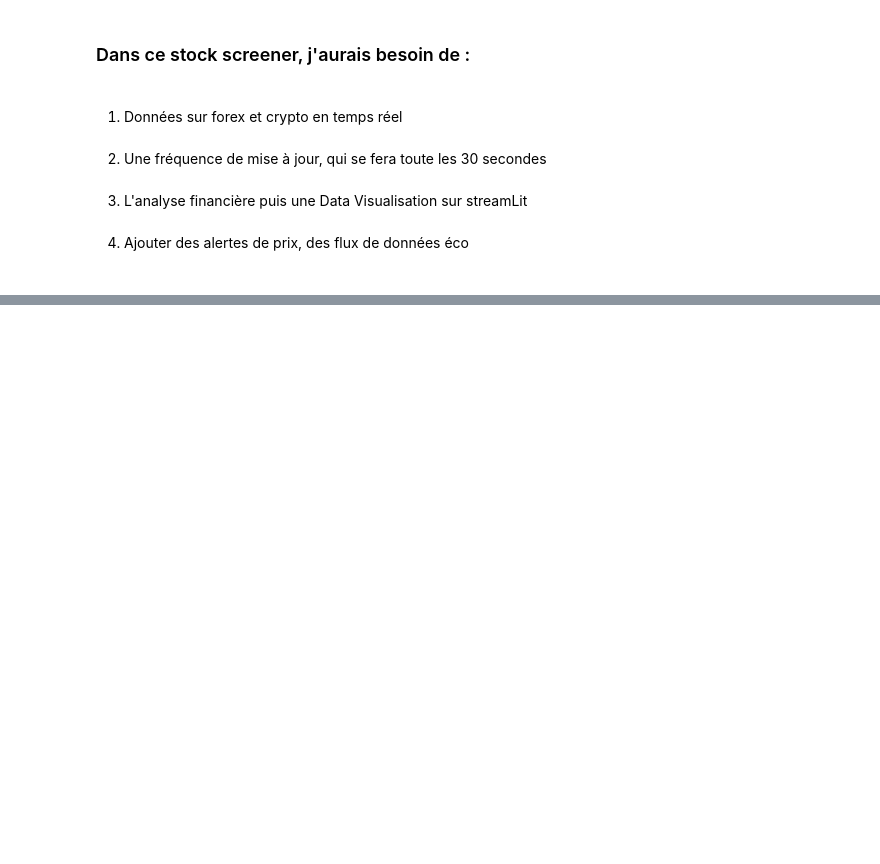
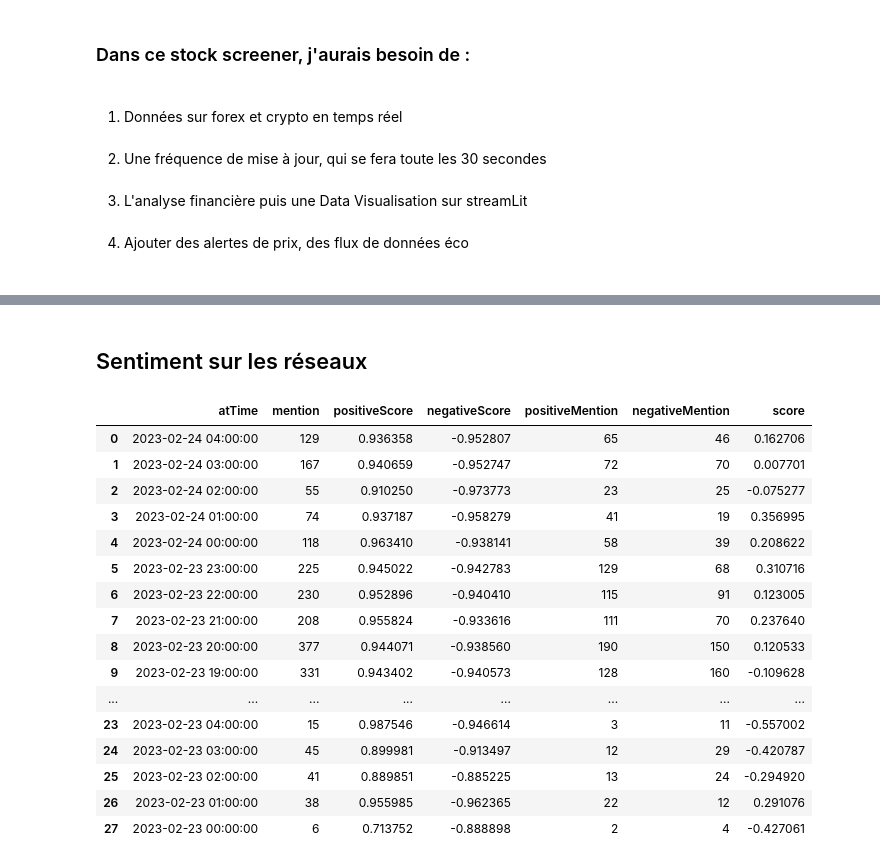
Before and after one commit to xxbadgame/Stock-Screener, a Jupyter notebook: StockLabs.ipynb, the cells around one changed output, grey strips where cells are left out. Saved outputs shown, nothing was run; the diff lists cells and outputs as text; code cells hidden in the pictures; blank space fills up the shorter version.

```diff
--- a/StockLabs.ipynb
+++ b/StockLabs.ipynb
@@ -151,0 +134,33 @@ Thursday, February 23, 2023
+# %% [markdown]
+## Sentiment sur les réseaux
+# %%
+import finnhub
+import pandas as pd
+
+finnhub_client = finnhub.Client(api_key="cfrnl81r01qr5t5shjh0cfrnl81r01qr5t5shjhg")
+
+sentiment_data = finnhub_client.stock_social_sentiment('AAPL')
+
+social_sentiment_reddit = pd.DataFrame(sentiment_data["reddit"])
+social_sentiment_twitter = pd.DataFrame(sentiment_data["twitter"])
+
+#social_sentiment_reddit
+social_sentiment_twitter
+# %% [output]
+|  | atTime | mention | positiveScore | negativeScore | positiveMention | negativeMention | score |
+| 0 | 2023-02-24 04:00:00 | 129 | 0.936358 | -0.952807 | 65 | 46 | 0.162706 |
+| 1 | 2023-02-24 03:00:00 | 167 | 0.940659 | -0.952747 | 72 | 70 | 0.007701 |
+| 2 | 2023-02-24 02:00:00 | 55 | 0.910250 | -0.973773 | 23 | 25 | -0.075277 |
+| 3 | 2023-02-24 01:00:00 | 74 | 0.937187 | -0.958279 | 41 | 19 | 0.356995 |
+| 4 | 2023-02-24 00:00:00 | 118 | 0.963410 | -0.938141 | 58 | 39 | 0.208622 |
+| 5 | 2023-02-23 23:00:00 | 225 | 0.945022 | -0.942783 | 129 | 68 | 0.310716 |
+| 6 | 2023-02-23 22:00:00 | 230 | 0.952896 | -0.940410 | 115 | 91 | 0.123005 |
+| 7 | 2023-02-23 21:00:00 | 208 | 0.955824 | -0.933616 | 111 | 70 | 0.237640 |
+| 8 | 2023-02-23 20:00:00 | 377 | 0.944071 | -0.938560 | 190 | 150 | 0.120533 |
+| 9 | 2023-02-23 19:00:00 | 331 | 0.943402 | -0.940573 | 128 | 160 | -0.109628 |
+| ... | ... | ... | ... | ... | ... | ... | ... |
+| 23 | 2023-02-23 04:00:00 | 15 | 0.987546 | -0.946614 | 3 | 11 | -0.557002 |
+| 24 | 2023-02-23 03:00:00 | 45 | 0.899981 | -0.913497 | 12 | 29 | -0.420787 |
+| 25 | 2023-02-23 02:00:00 | 41 | 0.889851 | -0.885225 | 13 | 24 | -0.294920 |
+| 26 | 2023-02-23 01:00:00 | 38 | 0.955985 | -0.962365 | 22 | 12 | 0.291076 |
+| 27 | 2023-02-23 00:00:00 | 6 | 0.713752 | -0.888898 | 2 | 4 | -0.427061 |
```
Also changed, not shown: parts of 6 cells of this notebook, 2 other files.
